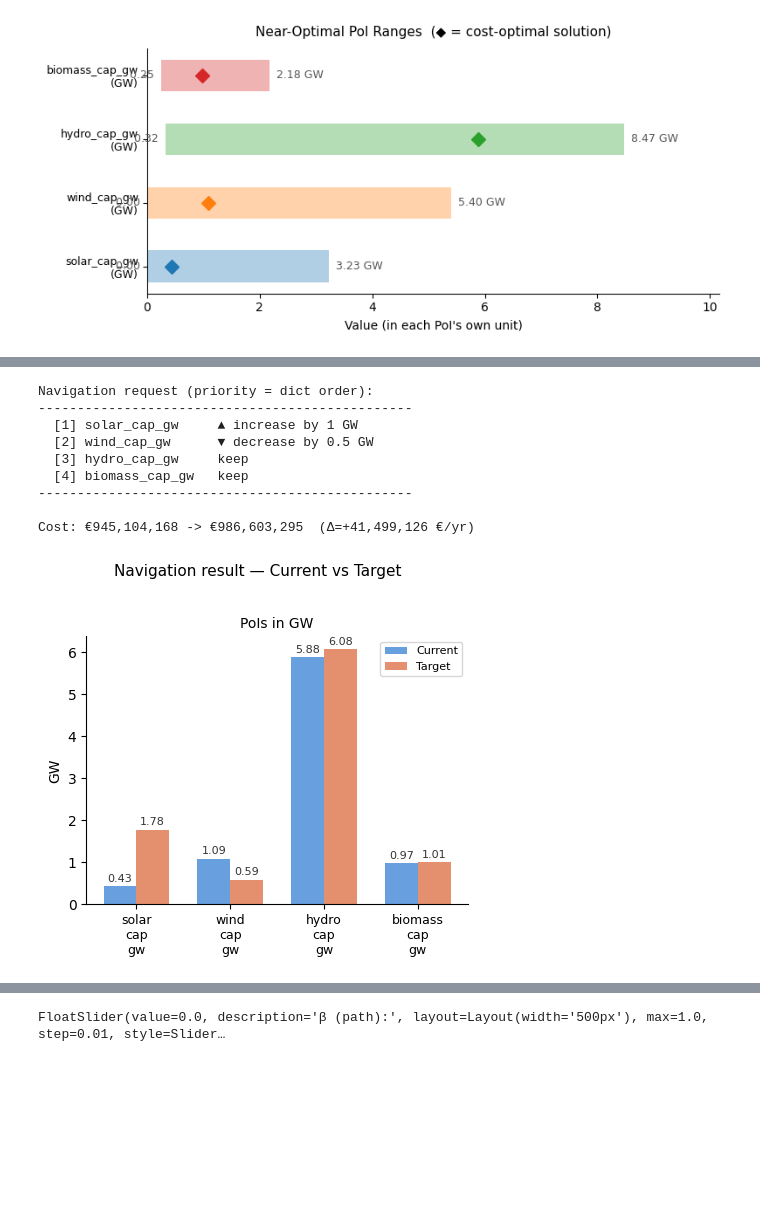
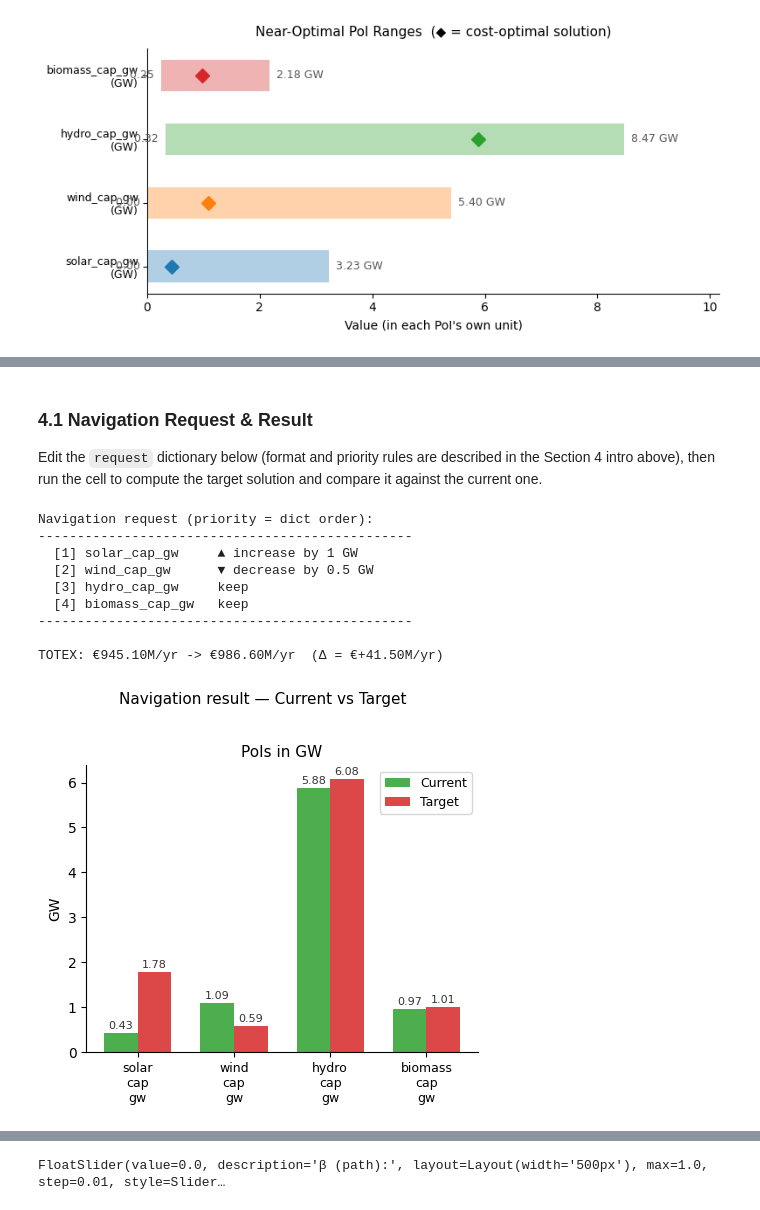
Before and after one commit to Alaa-Sleimi/pypsa-mga-explorer, a Jupyter notebook: mga_exploration.ipynb, the cells around one changed output, grey strips where cells are left out. Cells and saved outputs as stored; diff of their text form; code cells hidden in the pictures; blank space fills up the shorter version.

Commit message:
Notebook refactoring

```diff
--- a/mga_exploration.ipynb
+++ b/mga_exploration.ipynb
@@ -28,9 +29,13 @@ warnings.filterwarnings("ignore", category=UserWarning, module="linopy")
 
 import numpy as np
 import matplotlib.pyplot as plt
-import matplotlib.patches as mpatches
 import ipywidgets as widgets
-from IPython.display import display, HTML
+from IPython.display import display
+
+# ── USER CONFIGURATION ──────────────────────────────────────────
+network_source = "A"   # "A" = define the network in this notebook (Option A)
+                       # "B" = load a solved .nc file (Option B)
+# ────────────────────────────────────────────────────────────────
 # %% [markdown]
 ### 1.1 Provide Your Network
 
@@ -500,30 +501,29 @@ Two real-engine details this conversion has to get right:
   `poi_specs`/`P_all` use 0-based PoI indexing. The conversion below offsets PoI indices
   by `+1`; `delta` has length `m+1` (slot 0 is cost, always unused since cost is handled
   implicitly by the algorithm's final cost-minimisation step).
+# %% [markdown]
+### 4.1 Navigation Request & Result
+
+Edit the `request` dictionary below (format and priority rules are described in the
+Section 4 intro above), then run the cell to compute the target solution and compare it
+against the current one.
 # %%
 import numpy as np
 import matplotlib.pyplot as plt
 from mga_engine.ccp_solver import solve_ccp
 from mga_engine.navigation import navigate
 
-poi_order = [spec.name for spec in poi_specs]   # 0-based PoI index order, matches P_all rows
+poi_names = [spec.name for spec in poi_specs]   # 0-based PoI index order, matches P_all rows
 
 # ── Starting point: CCP weights at the cost-optimal PoI vector ───
 alpha_s = solve_ccp(p_star, P_all, v)[0]
 p_s     = P_all @ alpha_s
 cost_s  = float(alpha_s @ v)
-current_solution = dict(zip(poi_order, p_s))
+current_solution = dict(zip(poi_names, p_s))
 
 # ══════════════════════════════════════════════════════════════════
-#  Navigation request — plain Python dict.
-#
-#      request[<PoI name>] = (<direction>, <delta>)
-#
-#    - direction : "increase" | "decrease" | "keep"
-#    - delta     : magnitude of change in that PoI's unit ("keep" ignores it)
-#
-#  PRIORITY is the dict order: first entry = highest priority. Any PoI you
-#  omit is treated as ("keep", 0.0). Edit this freely — it is just Python.
+#  Navigation request — request[<PoI name>] = (<direction>, <delta>).
+#  Format and priority rules are described in the Section 4 intro.
 # ══════════════════════════════════════════════════════════════════
 
 request = {
@@ -534,25 +534,25 @@ request = {
 }
 
 
-def build_navigation_inputs(request, poi_order):
+def build_navigation_inputs(request, poi_names):
     """Convert the request dict into navigate()'s APoI-indexed inputs
     (tau, SG, SL, SE, delta).
 
-    APoI convention: 0 = cost, 1..m = PoIs (offset by +1 from poi_order's
+    APoI convention: 0 = cost, 1..m = PoIs (offset by +1 from poi_names'
     0-based indexing). Priority (tau) follows dict order; PoIs absent from
     the request are appended as "keep" at the lowest priority, then cost
     (APoI 0) is appended last — it needs no entry in SG/SL/SE since
     navigate() minimises it implicitly in its final step.
     """
-    name_to_apoi = {name: i + 1 for i, name in enumerate(poi_order)}
+    name_to_apoi = {name: i + 1 for i, name in enumerate(poi_names)}
     SG, SL, SE = set(), set(), set()
-    delta = np.zeros(len(poi_order) + 1)
+    delta = np.zeros(len(poi_names) + 1)
     tau, summary = [], []
 
     for name, (direction, d) in request.items():
         if name not in name_to_apoi:
             raise ValueError(
-                f"Unknown PoI {name!r}. Valid names: {', '.join(poi_order)}")
+                f"Unknown PoI {name!r}. Valid names: {', '.join(poi_names)}")
         if direction not in ("increase", "decrease", "keep"):
             raise ValueError(
                 f"{name!r}: direction must be increase/decrease/keep, got {direction!r}")
@@ -575,7 +575,7 @@ def build_navigation_inputs(request, poi_order):
     return tau, SG, SL, SE, delta, summary
 
 
-tau, SG, SL, SE, delta, summary = build_navigation_inputs(request, poi_order)
+tau, SG, SL, SE, delta, summary = build_navigation_inputs(request, poi_names)
 
 print("Navigation request (priority = dict order):")
 print("-" * 48)
@@ -588,55 +588,54 @@ for prio, (name, direction, d) in enumerate(summary, start=1):
         print(f"  [{prio}] {name:<16} {arrow} {direction} by {d:g} {unit}")
 print("-" * 48)
 
-# ── Real navigation call ──────────────────────────────────────────
-alpha_t, SG_out, SL_out, SE_out, delta_out, loop1_bounds = navigate(
+# ── Navigation call ───────────────────────────────────────────────
+alpha_t, _, _, _, _, loop1_bounds = navigate(
     P_all, v, alpha_s, tau, SG, SL, SE, delta)
 p_t    = P_all @ alpha_t
 cost_t = float(alpha_t @ v)
-target_solution = dict(zip(poi_order, p_t))
+target_solution = dict(zip(poi_names, p_t))
 
-print(f"\nCost: €{cost_s:,.0f} -> €{cost_t:,.0f}  (Δ={cost_t - cost_s:+,.0f} €/yr)")
+print(f"\nTOTEX: €{cost_s/1e6:,.2f}M/yr -> €{cost_t/1e6:,.2f}M/yr  (Δ = €{(cost_t - cost_s)/1e6:+,.2f}M/yr)")
 
 # ── Current vs Target, grouped by unit so axes stay meaningful ────
-names        = poi_order
-unique_units = sorted({poi_units.get(n, "") for n in names})
+unique_units = sorted({poi_units.get(n, "") for n in poi_names})
 
 fig, axes = plt.subplots(1, len(unique_units),
-                         figsize=(4.5 * len(unique_units), 4))
+                         figsize=(4.6 * len(unique_units), 4.2))
 if len(unique_units) == 1:
     axes = [axes]
 
 for ax, unit in zip(axes, unique_units):
-    grp = [n for n in names if poi_units.get(n, "") == unit]
+    grp = [n for n in poi_names if poi_units.get(n, "") == unit]
     x = np.arange(len(grp)); width = 0.35
     cur = [current_solution[n] for n in grp]
     tgt = [target_solution[n]  for n in grp]
-    b1 = ax.bar(x - width/2, cur, width, label="Current", color="#4C8EDA", alpha=0.85)
-    b2 = ax.bar(x + width/2, tgt, width, label="Target",  color="#E07B54", alpha=0.85)
+    b1 = ax.bar(x - width/2, cur, width, label="Current", color="#2CA02C", alpha=0.85)
+    b2 = ax.bar(x + width/2, tgt, width, label="Target",  color="#D62728", alpha=0.85)
     ax.set_xticks(x)
     ax.set_xticklabels([n.replace("_", "\n") for n in grp], fontsize=9)
     ax.set_ylabel(unit, fontsize=10)
-    ax.set_title(f"PoIs in {unit}", fontsize=10)
+    ax.set_title(f"PoIs in {unit}", fontsize=11)
     ax.spines[["top", "right"]].set_visible(False)
     for bars in (b1, b2):
         for bar in bars:
             ax.text(bar.get_x() + bar.get_width()/2, bar.get_height() + 0.05,
                     f"{bar.get_height():.2f}", ha="center", va="bottom",
                     fontsize=8, color="#333")
-    ax.legend(fontsize=8)
+    ax.legend(fontsize=9)
 
 plt.suptitle("Navigation result — Current vs Target", fontsize=11, y=1.02)
 plt.tight_layout()
 plt.show()
 # %% [output]
 Navigation request (priority = dict order):
 ------------------------------------------------
   [1] solar_cap_gw     ▲ increase by 1 GW
   [2] wind_cap_gw      ▼ decrease by 0.5 GW
   [3] hydro_cap_gw     keep
   [4] biomass_cap_gw   keep
 ------------------------------------------------
 
-Cost: €945,104,168 -> €986,603,295  (Δ=+41,499,126 €/yr)
+TOTEX: €945.10M/yr -> €986.60M/yr  (Δ = €+41.50M/yr)
-[figure, old version]
+[figure, new version]
 # %% [markdown]
```
Also changed, not shown: parts of 17 cells of this notebook, 1 other file.
